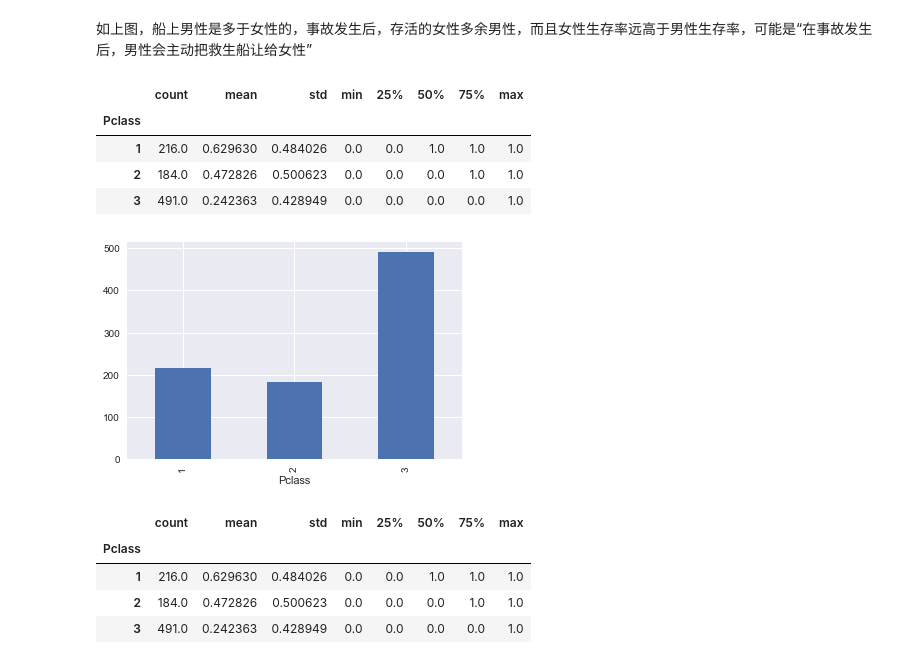
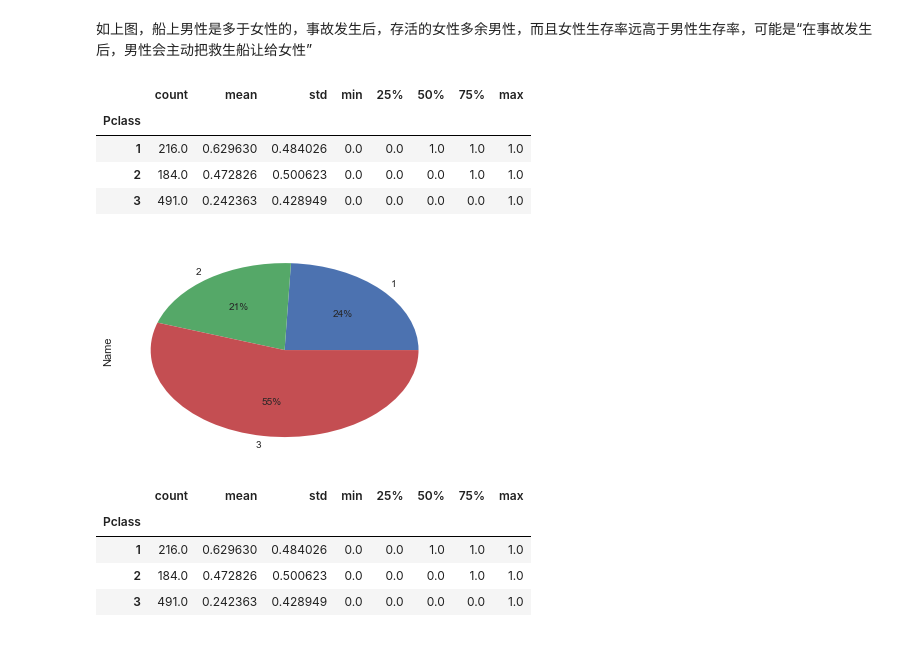
Before and after one commit to star-001/DataAnalysis, a Jupyter notebook: Titanic/Titanic_Notebook.ipynb, the cells around one changed output. Saved outputs shown, nothing was run; the diff lists cells and outputs as text; code cells hidden in the pictures.

```diff
--- a/Titanic/Titanic_Notebook.ipynb
+++ b/Titanic/Titanic_Notebook.ipynb
@@ -123,15 +123,15 @@ sex_p.describe()
 如上图，船上男性是多于女性的，事故发生后，存活的女性多余男性，而且女性生存率远高于男性生存率，可能是“在事故发生后，男性会主动把救生船让给女性”
 # %%
 #乘客人数按照船舱等级分布情况
-df.groupby('Pclass').count()['Name'].plot(kind ='bar')
+df.groupby('Pclass').count()['Name'].plot(kind ='pie',autopct = '%.0f%%')
 df.groupby('Pclass').describe()['Survived']
 # %% [output]
 |  | count | mean | std | min | 25% | 50% | 75% | max |
 | Pclass |  |  |  |  |  |  |  |  |
 | 1 | 216.0 | 0.629630 | 0.484026 | 0.0 | 0.0 | 1.0 | 1.0 | 1.0 |
 | 2 | 184.0 | 0.472826 | 0.500623 | 0.0 | 0.0 | 0.0 | 1.0 | 1.0 |
 | 3 | 491.0 | 0.242363 | 0.428949 | 0.0 | 0.0 | 0.0 | 0.0 | 1.0 |
-[figure, old version]
+[figure, new version]
 # %%
 #不同船舱等级的生还率
 diff_P = df.groupby('Pclass')['Survived']
```
Also changed, not shown: parts of 4 cells of this notebook.
